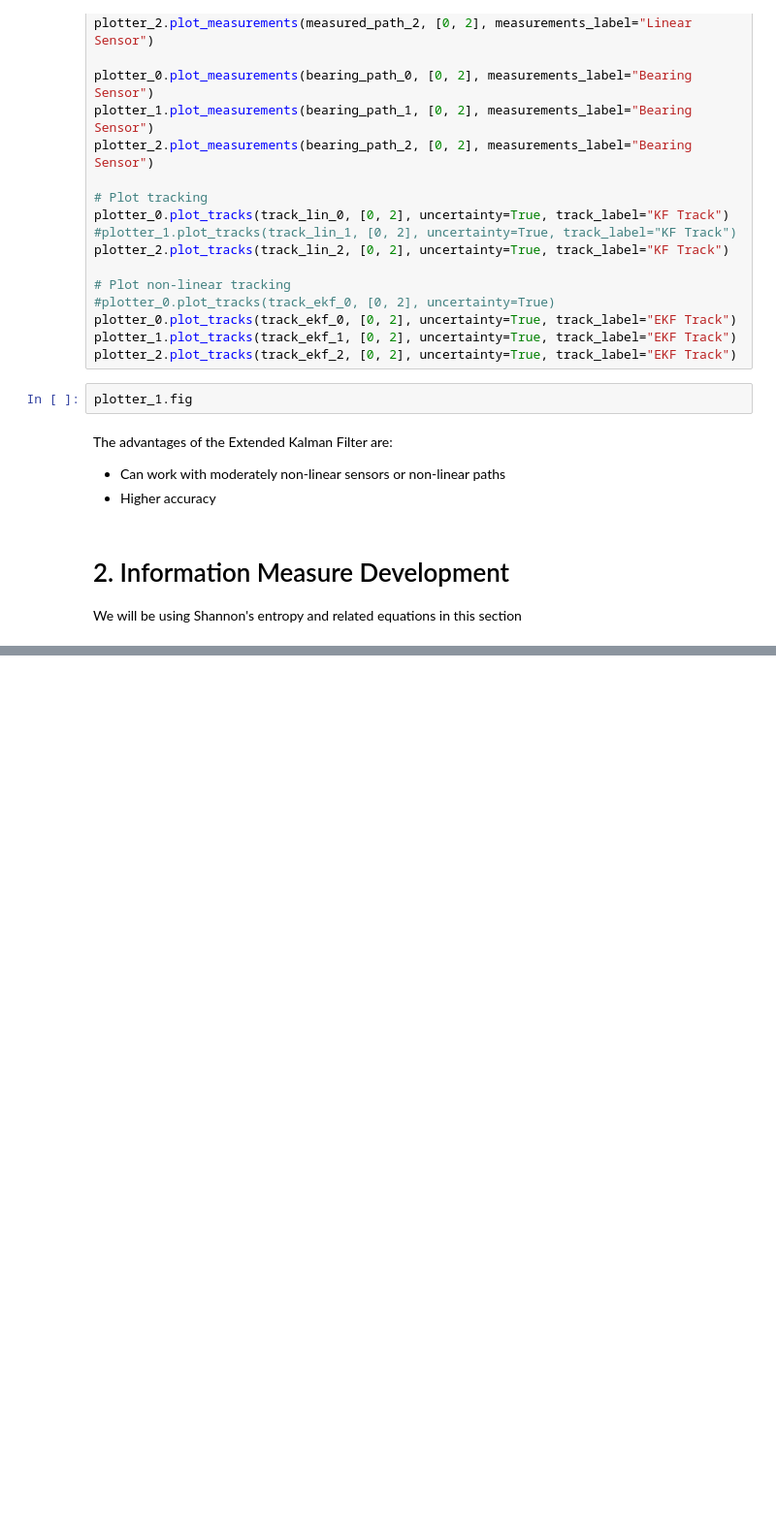
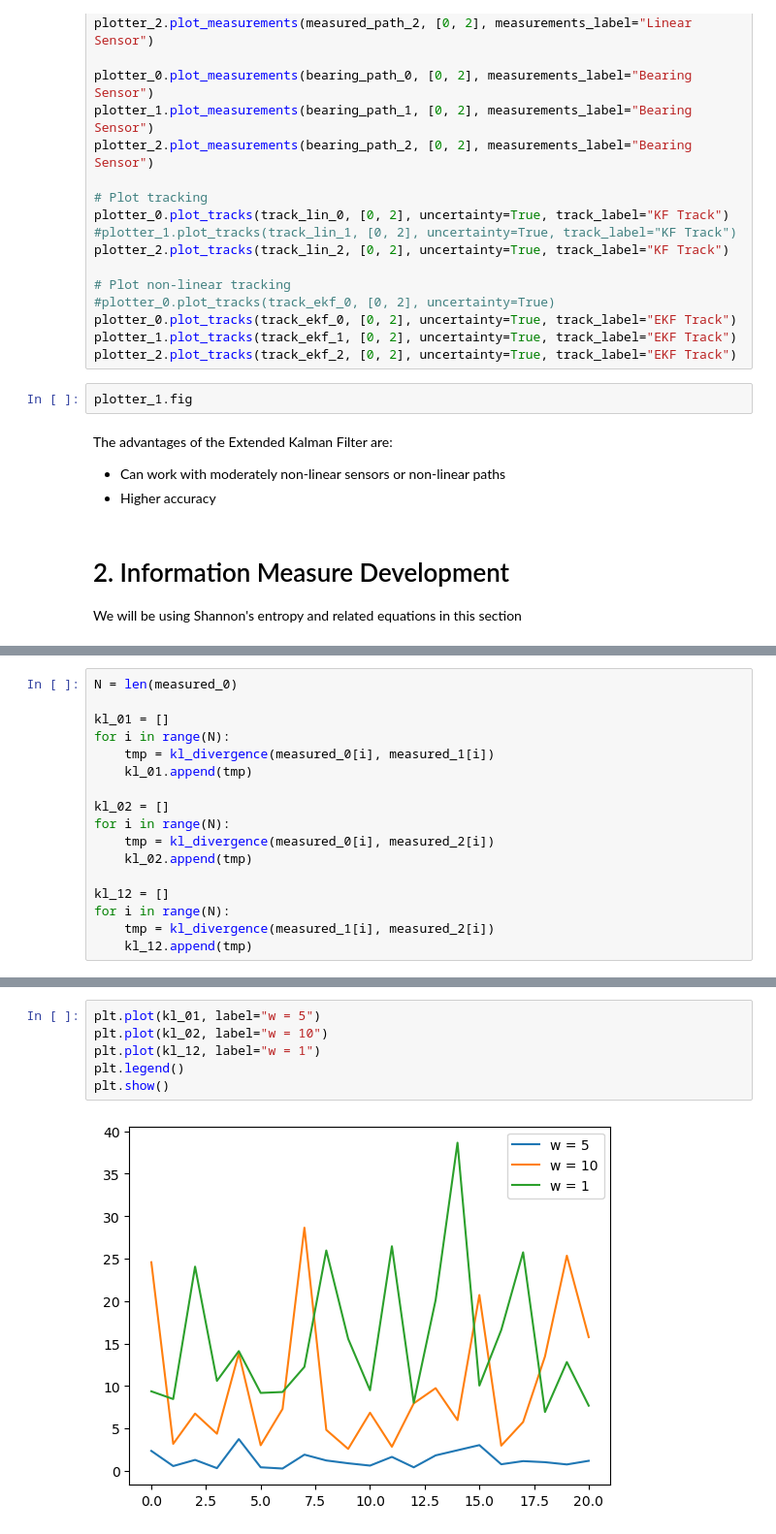
Before and after one commit to Danruh/particle-filtering, a Jupyter notebook: assignment.ipynb, the cells around one changed output, grey strips where cells are left out. Shown at 97% size. Cells and saved outputs as stored; diff of their text form; blank space fills up the shorter version.

```diff
--- a/assignment.ipynb
+++ b/assignment.ipynb
@@ -83,0 +107,17 @@ from matplotlib import pyplot as plt
+# %%
+N = len(measured_0)
+
+kl_01 = []
+for i in range(N):
+    tmp = kl_divergence(measured_0[i], measured_1[i])
+    kl_01.append(tmp)
+
+kl_02 = []
+for i in range(N):
+    tmp = kl_divergence(measured_0[i], measured_2[i])
+    kl_02.append(tmp)
+
+kl_12 = []
+for i in range(N):
+    tmp = kl_divergence(measured_1[i], measured_2[i])
+    kl_12.append(tmp)
@@ -84,3 +132,11 @@ from matplotlib import pyplot as plt
+# %%
+plt.plot(kl_01, label="w = 5")
+plt.plot(kl_02, label="w = 10")
+plt.plot(kl_12, label="w = 1")
+plt.legend()
+plt.show()
+# %% [output]
+[figure, added]
 # %%
 # Get all the state vectors
 #mean = [track_ekf_1.states[-1].state_vector[0], track_ekf_1.states[-1].state_vector[2]]
```
Also changed, not shown: parts of 14 cells of this notebook, 1 other file.
